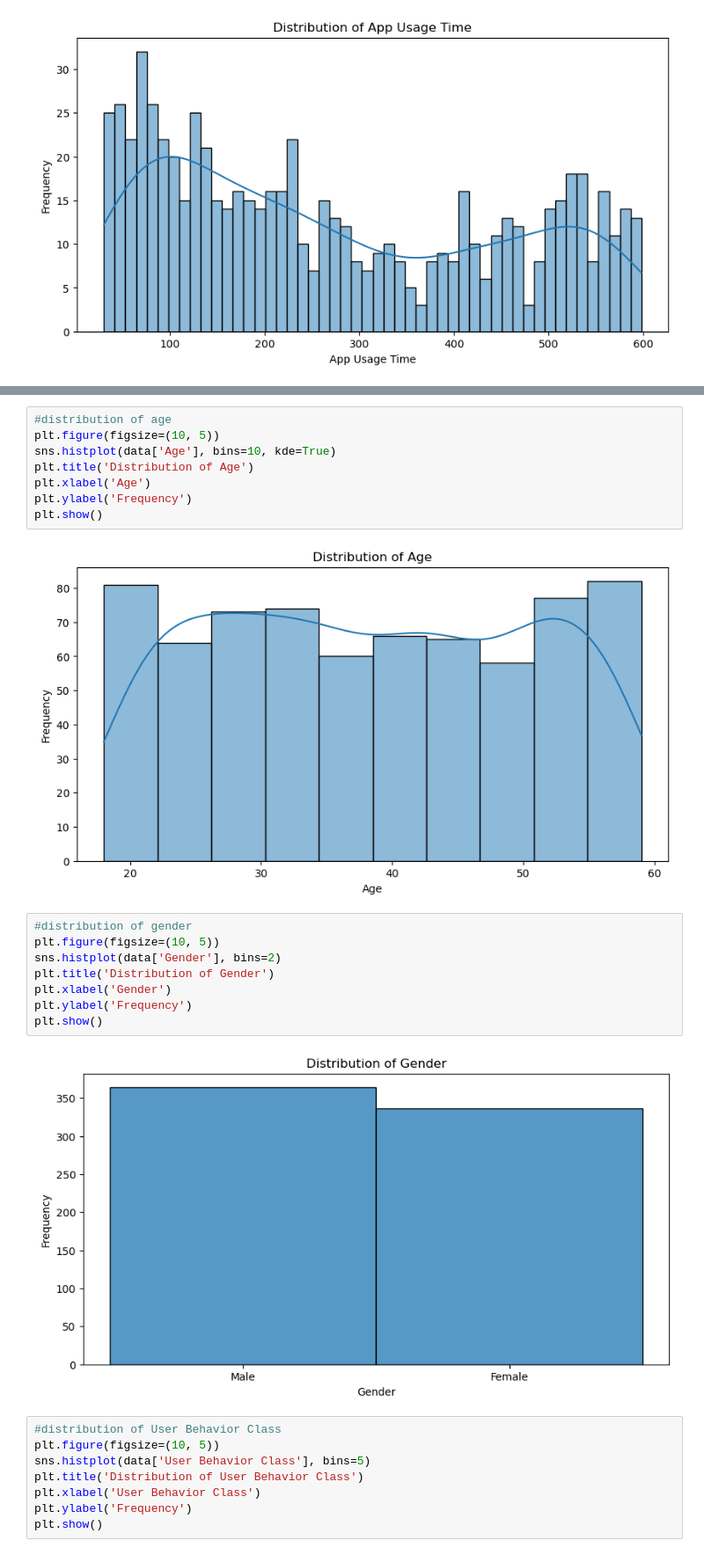
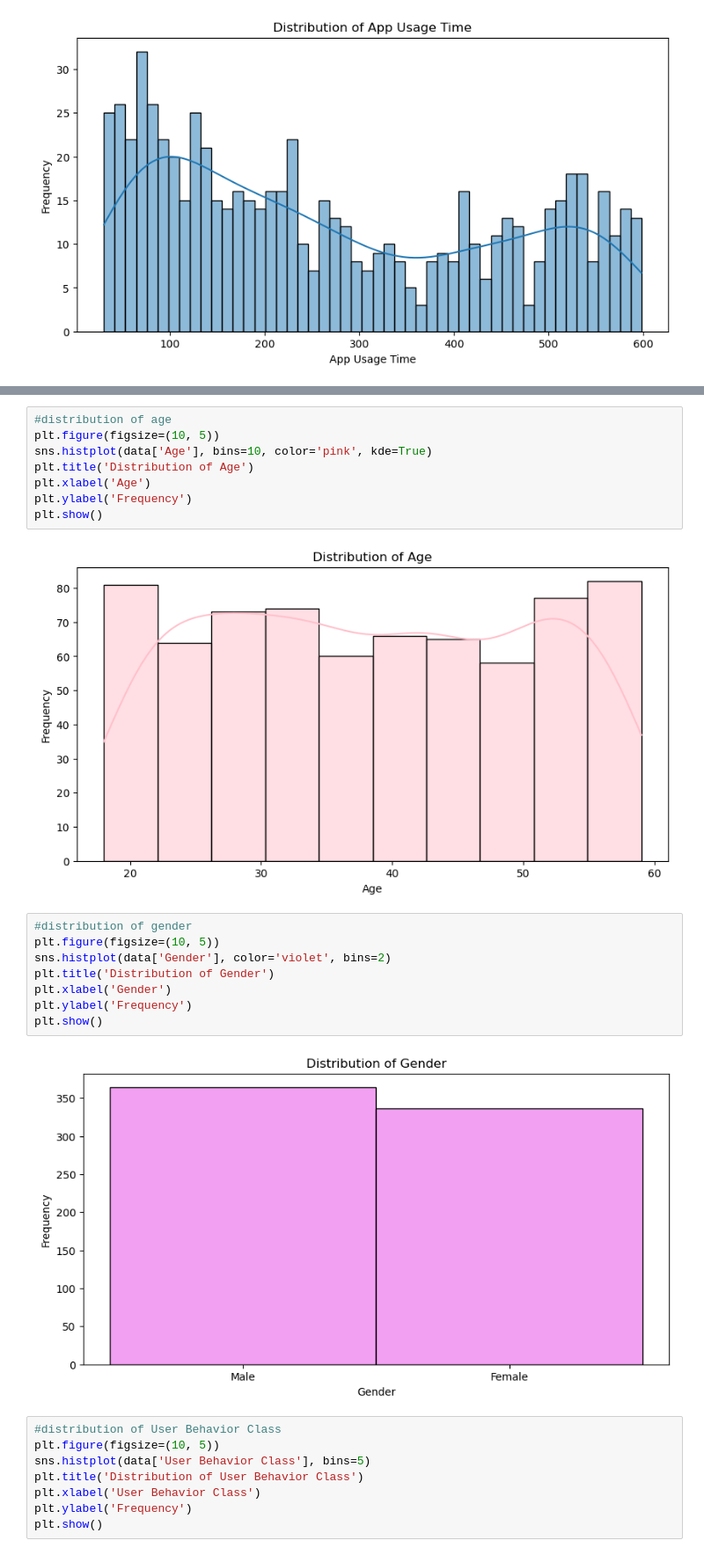
Before and after one commit to beccaa9116/Mobile-Device-Usage-and-User-Behavior, a Jupyter notebook: mobile_user_behavior.ipynb, the cells around one changed output, grey strips where cells are left out. Shown at 88% size. Saved outputs shown, nothing was run; the diff lists cells and outputs as text.

```diff
--- a/mobile_user_behavior.ipynb
+++ b/mobile_user_behavior.ipynb
@@ -156,23 +156,23 @@ plt.show()
 # %%
 #distribution of age
 plt.figure(figsize=(10, 5))
-sns.histplot(data['Age'], bins=10, kde=True)
+sns.histplot(data['Age'], bins=10, color='pink', kde=True)
 plt.title('Distribution of Age')
 plt.xlabel('Age')
 plt.ylabel('Frequency')
 plt.show()
 # %% [output]
-[figure, old version]
+[figure, new version]
 # %%
 #distribution of gender
 plt.figure(figsize=(10, 5))
-sns.histplot(data['Gender'], bins=2)
+sns.histplot(data['Gender'], color='violet', bins=2)
 plt.title('Distribution of Gender')
 plt.xlabel('Gender')
 plt.ylabel('Frequency')
 plt.show()
 # %% [output]
-[figure, old version]
+[figure, new version]
 # %%
 #distribution of User Behavior Class
 plt.figure(figsize=(10, 5))
```
Also changed, not shown: parts of 16 cells of this notebook.
